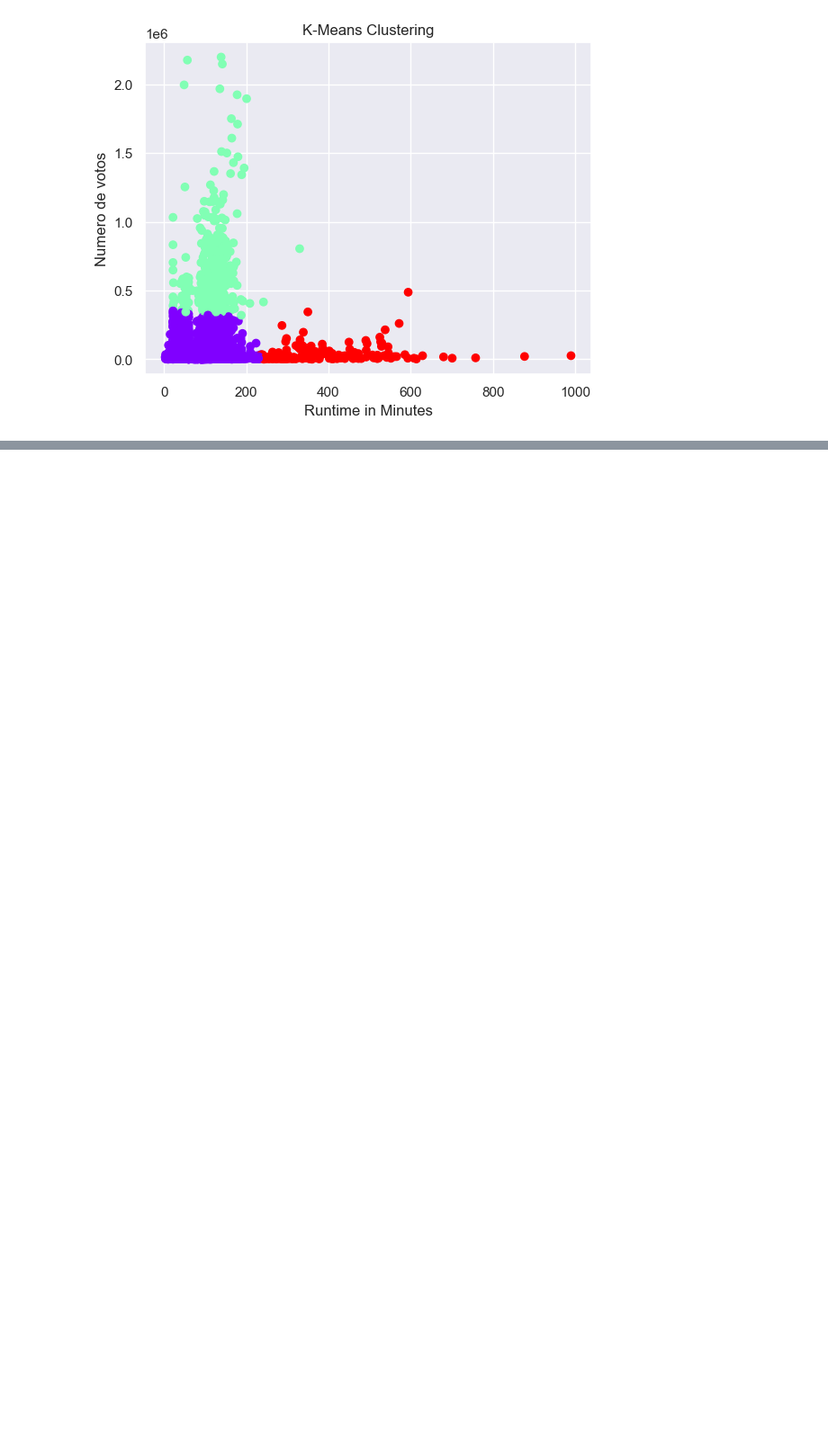
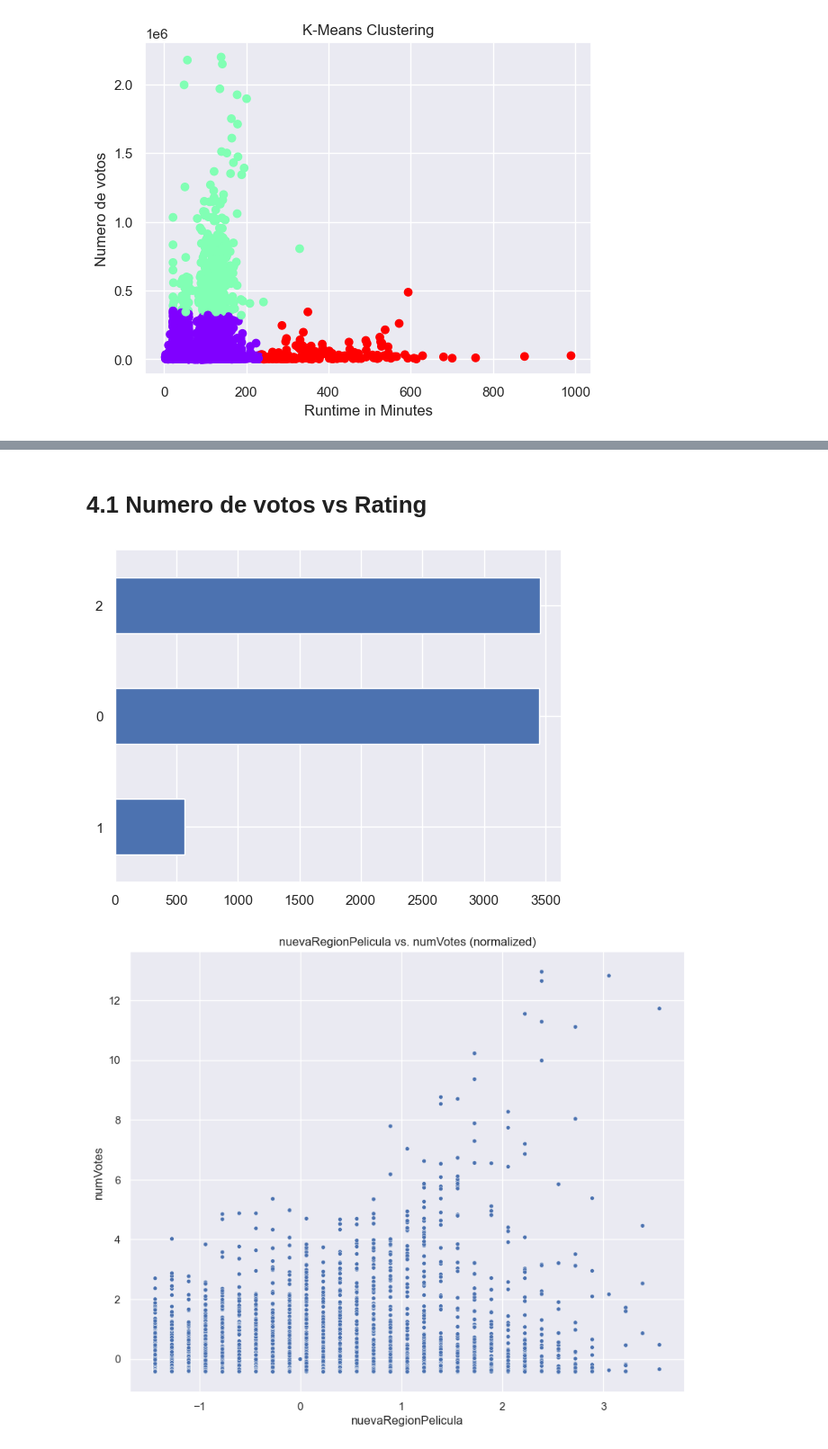
Before and after one commit to jf-garciam1/Lab-BI, a Jupyter notebook: Lab1.ipynb, the cells around one changed output, grey strips where cells are left out. Shown at 90% size. Saved outputs shown, nothing was run; the diff lists cells and outputs as text; code cells hidden in the pictures; blank space fills up the shorter version.

```diff
--- a/Lab1.ipynb
+++ b/Lab1.ipynb
@@ -667,0 +758,31 @@ plt.show()
+# %% [markdown]
+# 4.1 Numero de votos vs Rating #
+# %%
+
+kmedoids = KMedoids(n_clusters = 3, metric = 'manhattan', random_state = 5)
+
+scaler = StandardScaler()
+
+columnas_claves = ['averageRating', 'numVotes']
+
+X = scaler.fit_transform(df_movies[columnas_claves])
+
+df_movies['cluster_kmedoids_1'] = kmedoids.fit_predict(X)
+
+df_movies['cluster_kmedoids_1'].value_counts().sort_values().plot.barh()
+
+plt.figure(figsize = (10, 8))
+ax = sns.scatterplot(x = X[:,0], y = X[:,1], size = 1, legend = False)
+plt.title('nuevaRegionPelicula vs. numVotes (normalized)')
+plt.xlabel('nuevaRegionPelicula')
+plt.ylabel('numVotes')
+plt.show()
+
+plt.scatter(df_movies['averageRating'], df_movies['numVotes'], c=df_movies['cluster_kmedoids_1'], cmap='rainbow')
+plt.xlabel('averageRating')
+plt.ylabel('numVotes')
+plt.title('K-Medoids cluster_kmedoids_ 2')
+plt.show()
+# %% [output]
+[figure, added]
+[figure, added]
```
Also changed, not shown: parts of 17 cells of this notebook, 2 other files.
